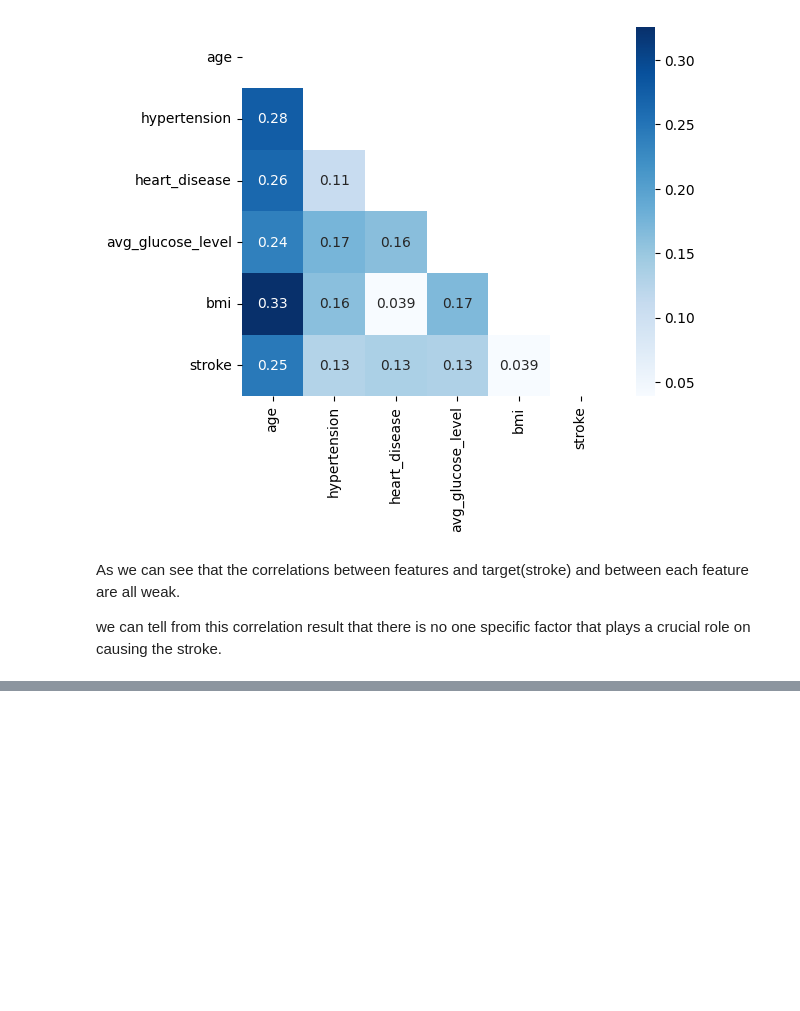
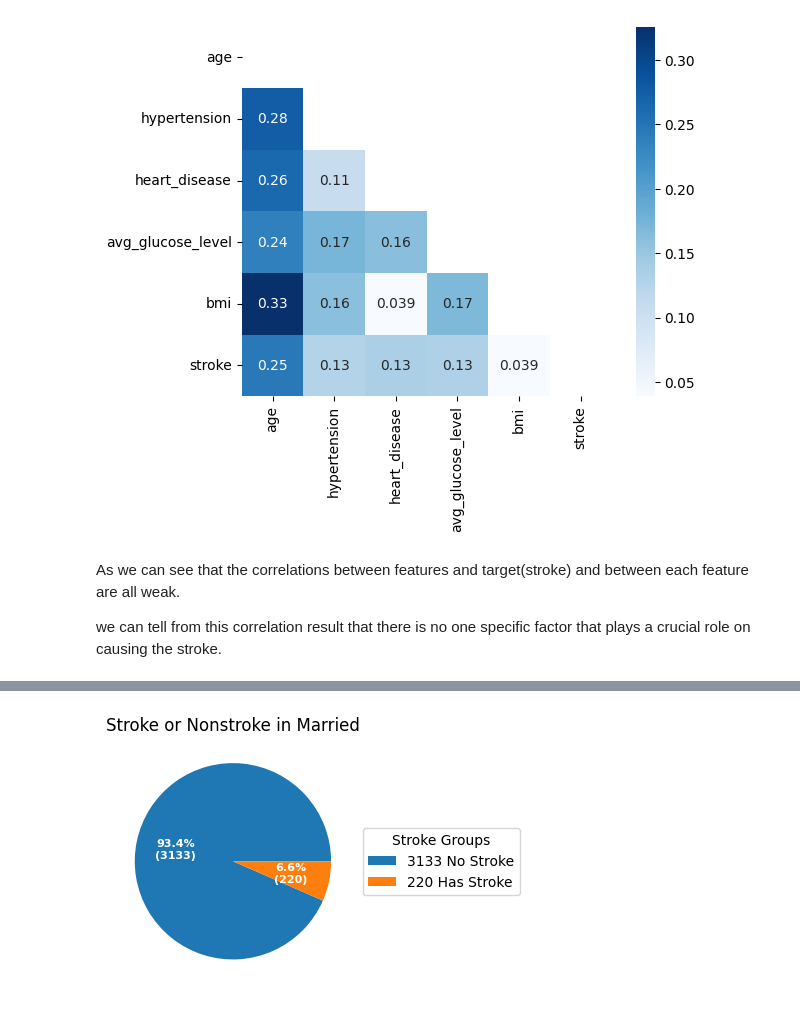
Before and after one commit to QianFu520/Machine-Learning-Stroke-Prediction, a Jupyter notebook: Part 3-Explanatory Visuals-Key Findings.ipynb, the cells around one changed output, grey strips where cells are left out. Saved outputs shown, nothing was run; the diff lists cells and outputs as text; code cells hidden in the pictures; blank space fills up the shorter version.

```diff
--- a/Part 3-Explanatory Visuals-Key Findings.ipynb
+++ b/Part 3-Explanatory Visuals-Key Findings.ipynb
@@ -203,0 +184,4 @@ female_fig, ax = stroke_group('2853 No Stroke', '141 Has Stroke', 'Female')
+# %%
+married_fig, ax = stroke_group('3133 No Stroke', '220 Has Stroke', 'in Married')
+# %% [output]
+[figure, added]
```
Also changed, not shown: parts of 41 cells of this notebook.
